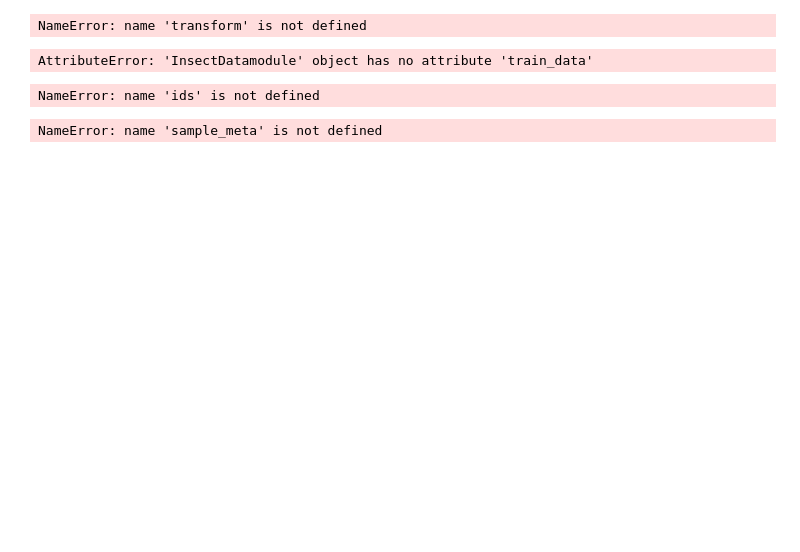
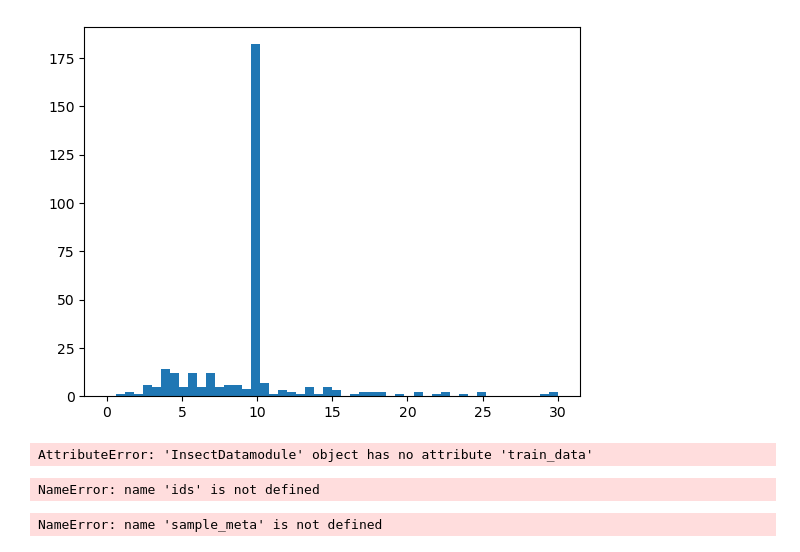
Before and after one commit to juliankraft/TermPaper1-Ecoacoustics, a Jupyter notebook: torch_introduction/playground.ipynb, the cells around one changed output. Cells and saved outputs as stored; diff of their text form; code cells hidden in the pictures; blank space fills up the shorter version.

```diff
--- a/torch_introduction/playground.ipynb
+++ b/torch_introduction/playground.ipynb
@@ -19,13 +19,13 @@ class InsectData(Dataset):
     """
     Class to generate a dataset of insect sounds
 
-    Return a tuple of the spectrogram and the one-hot encoded class label
     """
 
     def __init__(self, data: pd.DataFrame, transform: torch.nn.Module, num_classes: int):
         self.data = data
         self.transform = transform
         self.num_classes = num_classes
+        self.wlen = []
 
     def __len__(self) -> int:
         return len(self.data)
@@ -44,7 +44,9 @@ class InsectData(Dataset):
                 f'file not found: \'{path}\'.'
             )
 
-        waveform, sample_rate = torchaudio.load(path)
+        waveform, samplerate = torchaudio.load(path) # saves the wave and the frequency in two variable
+
+        self.wlen.append(waveform.shape[-1] / samplerate) # Tool to check trough the Wavefiles and mapping their length
 
         spectrogram: Tensor = self.transform(waveform[0, :])
 
@@ -66,7 +68,7 @@ class InsectDatamodule(pl.LightningDataModule):
 
         self.batch_size = batch_size
 
-        csv_paths = [csv_paths] if isinstance(csv_paths, str) else csv_paths
+        csv_paths = [csv_paths] if isinstance(csv_paths, str) else csv_paths # if there is only one csv path passed, it creates a list
 
         csv_list = []
 
@@ -96,7 +98,7 @@ class InsectDatamodule(pl.LightningDataModule):
 
         self.transform = torchaudio.transforms.Spectrogram(n_fft=n_fft, hop_length=hop_length)
 
-    def train_dataloader(self) -> TRAIN_DATALOADERS:
+    def train_dataloader(self) -> TRAIN_DATALOADERS: # Defines how the Train Dataloader is built
 
         csv = self.csv[self.csv.data_set == 'train']
 
@@ -105,7 +107,7 @@ class InsectDatamodule(pl.LightningDataModule):
 
         return DataLoader(data_set, batch_size=self.batch_size, shuffle=True)
 
-    def val_dataloader(self) -> EVAL_DATALOADERS:
+    def val_dataloader(self) -> EVAL_DATALOADERS: # Defines how the Validation Dataloader is built
 
         csv = self.csv[self.csv.data_set == 'validation']
 
@@ -114,7 +116,7 @@ class InsectDatamodule(pl.LightningDataModule):
 
         return DataLoader(data_set, batch_size=self.batch_size, shuffle=False)
 
-    def test_dataloader(self) -> EVAL_DATALOADERS:
+    def test_dataloader(self) -> EVAL_DATALOADERS: # Defines how the Test Dataloader is built
 
         csv = self.csv[self.csv.data_set == 'test']
 
@@ -122,3 +124,12 @@ class InsectDatamodule(pl.LightningDataModule):
             data=csv, transform=self.transform, num_classes=self.num_classes)
 
         return DataLoader(data_set, batch_size=self.batch_size, shuffle=False)
+
+    def predict_dataloader(self) -> EVAL_DATALOADERS: # Defines a Dataloader with all the Data
+
+        csv = self.csv
+
+        data_set = InsectData(
+            data=csv, transform=self.transform, num_classes=self.num_classes)
+
+        return DataLoader(data_set, batch_size=self.batch_size, shuffle=False)
@@ -128,8 +149,6 @@ test_path_csv = '../data/Cicadidae.csv'
 # %%
-datamodule = InsectDatamodule(csv_paths=['../data/Cicadidae.csv', '../data/Orthoptera.csv'])
+datamodule = InsectDatamodule(csv_paths=['../data/Cicadidae.csv', '../data/Orthoptera.csv'], batch_size=1)
 # %%
 train_dataloader = datamodule.train_dataloader()
-# %%
-type(transform)
-# %% [output]
-NameError: name 'transform' is not defined
+# %%
+predict_dataloader = datamodule.predict_dataloader()
@@ -136,3 +158,7 @@ NameError: name 'transform' is not defined
+# %%
+plt.hist(predict_dataloader.dataset.wlen, bins=50, range=[0, 30]);
+# %% [output]
+[figure, added]
 # %%
 sorted(datamodule.train_data.data.class_ID.unique())
 # %% [output]
```
Also changed, not shown: parts of 4 cells of this notebook, 1 other file.
